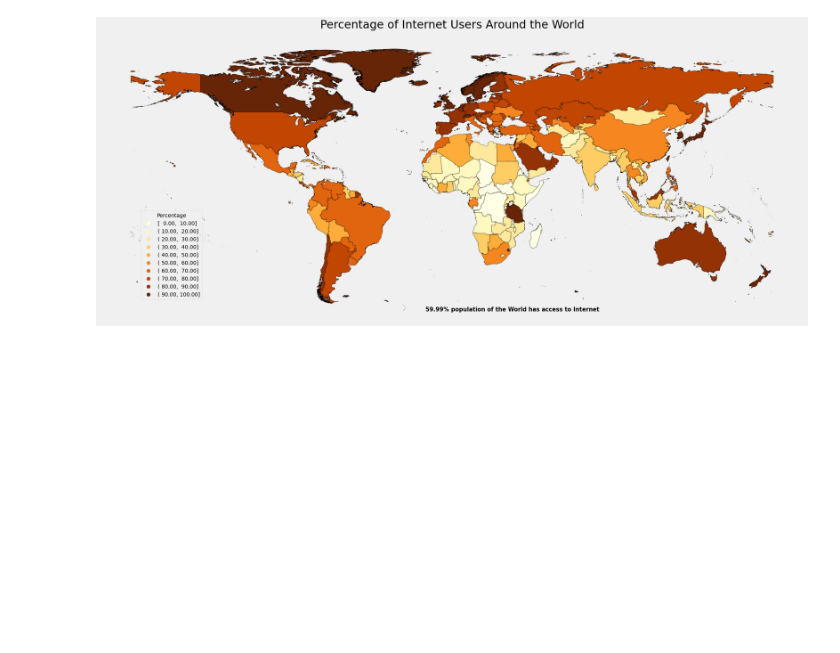
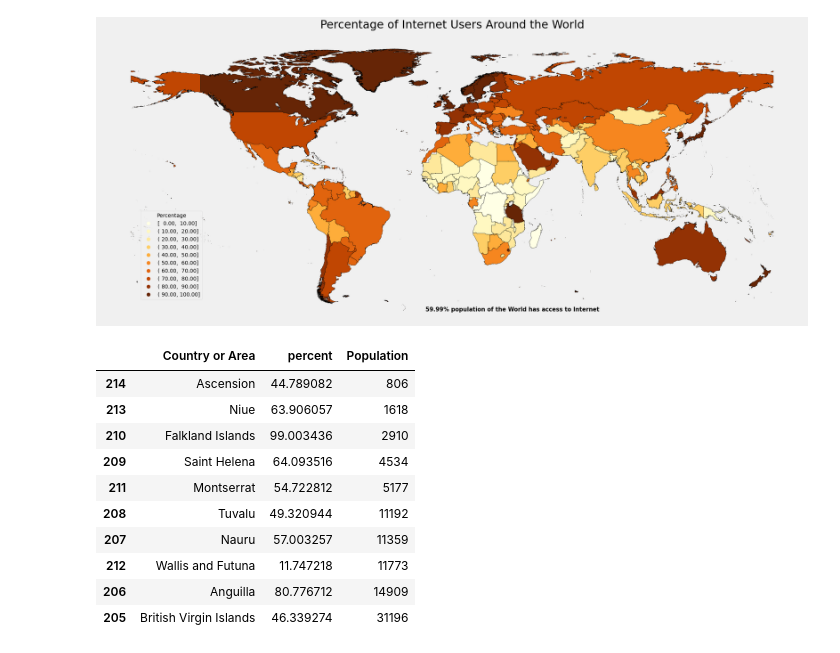
Before and after one commit to nakedlydog/internet_users, a Jupyter notebook: internet_users.ipynb, the cells around one changed output. Saved outputs shown, nothing was run; the diff lists cells and outputs as text; code cells hidden in the pictures; blank space fills up the shorter version.

```diff
--- a/internet_users.ipynb
+++ b/internet_users.ipynb
@@ -50,0 +76,16 @@ Text(-15, -60, '59.99% population of the World has access to Internet')
+# %%
+users2['Population'] = users['Population']
+users2.sort_values('Population', ascending=True, inplace=True)
+users2.head(10)
+# %% [output]
+|  | Country or Area | percent | Population |
+| 214 | Ascension | 44.789082 | 806 |
+| 213 | Niue | 63.906057 | 1618 |
+| 210 | Falkland Islands | 99.003436 | 2910 |
+| 209 | Saint Helena | 64.093516 | 4534 |
+| 211 | Montserrat | 54.722812 | 5177 |
+| 208 | Tuvalu | 49.320944 | 11192 |
+| 207 | Nauru | 57.003257 | 11359 |
+| 212 | Wallis and Futuna | 11.747218 | 11773 |
+| 206 | Anguilla | 80.776712 | 14909 |
+| 205 | British Virgin Islands | 46.339274 | 31196 |
```
Also changed, not shown: parts of 7 cells of this notebook, 1 other file.
